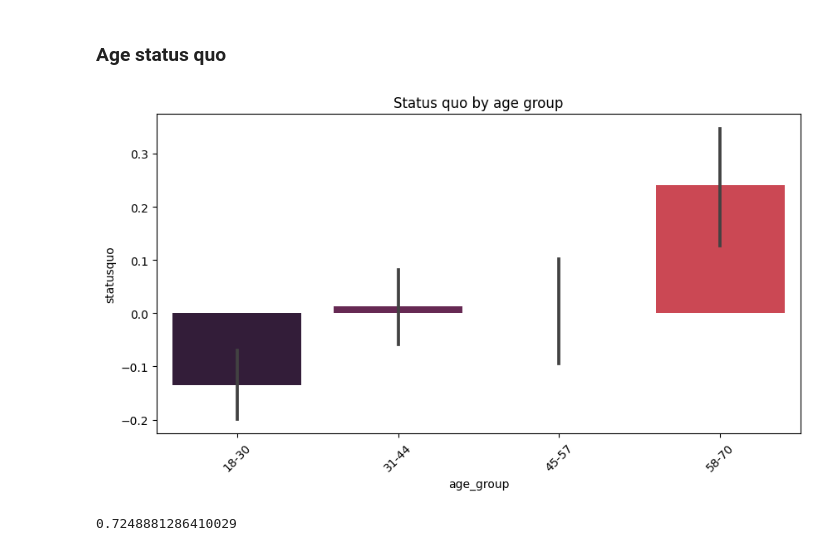
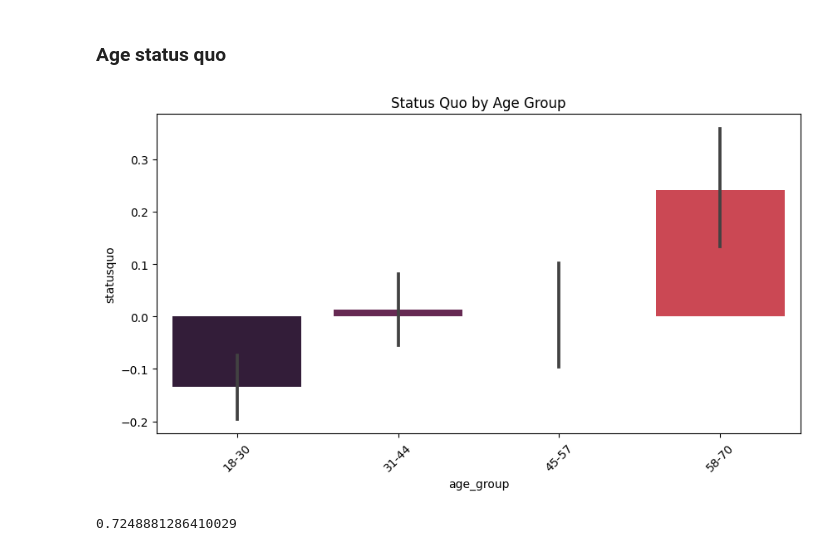
Before and after one commit to KasperLindm/Chile, a Jupyter notebook: chile_notebook.ipynb, the cells around one changed output. Drawn from its saved outputs; the diff is of its cells as text; code cells hidden in the pictures.

```diff
--- a/chile_notebook.ipynb
+++ b/chile_notebook.ipynb
@@ -578,11 +607,11 @@ We fail to reject the null hypothesis with a p value of 0.58 (58%)
 # %%
 fig = plt.figure(figsize=(10,5))
 ax = sns.barplot(data=df, x=df.age_group, y="statusquo") \
-    .set(title='Status quo by age group')
+    .set(title='Status Quo by Age Group')
 plt.xticks(rotation=45)
 plt.show()
 # %% [output]
-[figure, old version]
+[figure, new version]
 # %%
 xt = pd.crosstab(df.statusquo, df.age_group)
 p = stats.chi2_contingency(xt).pvalue
```
Also changed, not shown: parts of 23 cells of this notebook.
